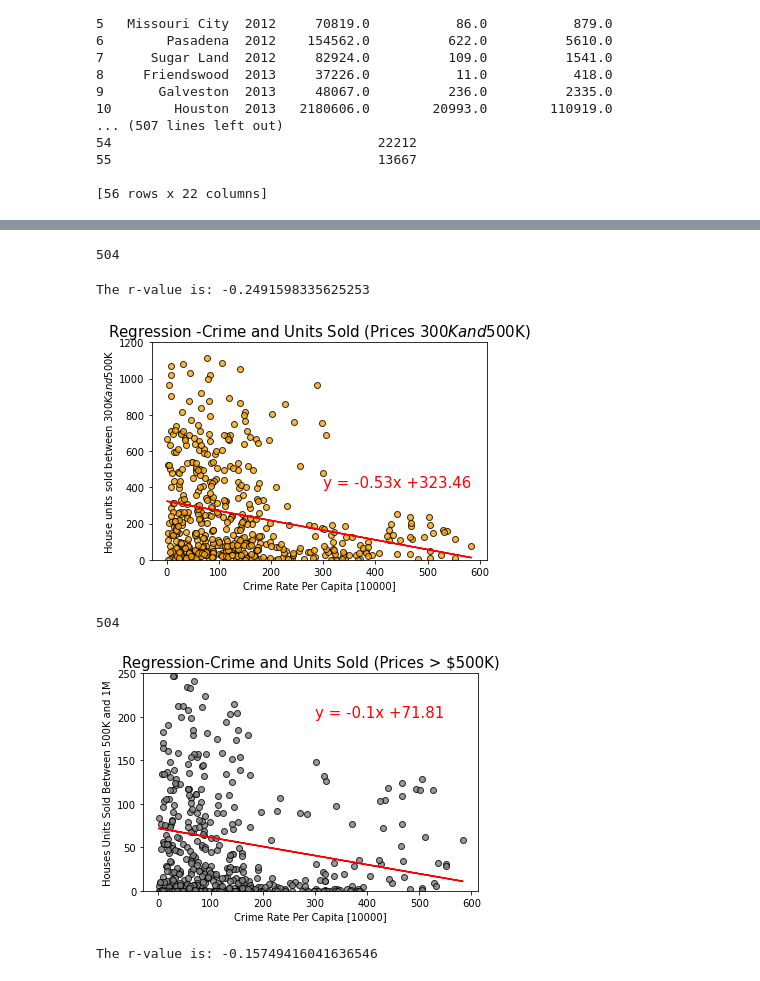
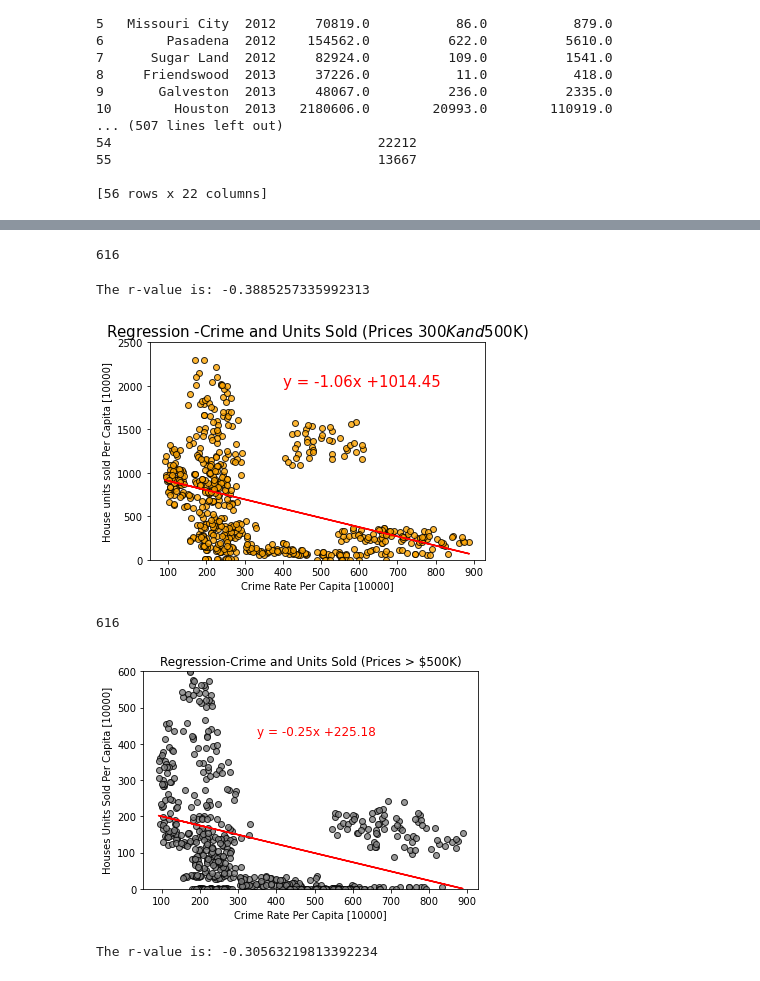
Before and after one commit to andresocorro/project_1, a Jupyter notebook: src_files/HousingAnalysisWithPrice.ipynb, the cells around one changed output, grey strips where cells are left out. Drawn from its saved outputs; the diff is of its cells as text; code cells hidden in the pictures.

Commit message:
Updated price regression analysis

```diff
--- a/src_files/HousingAnalysisWithPrice.ipynb
+++ b/src_files/HousingAnalysisWithPrice.ipynb
@@ -167,14 +173,18 @@ y_list = (mergedDF['Estimate VALUE Between 0 and $300,000'] /mergedDF['Populatio
 priceLessThan300kRandomSample = []
 
 previousItem = 0
+
 for item in y_list :
-    for i in range (1,10) :
-        if (item < previousItem) :
-            x = round(random.uniform(item, previousItem ),2)
+    limit = 0.5 * item
+    lowLimit = item - limit
+    upperLimit = item + limit
+
+    for i in range (1,12) :
+        if (i/2 == 0) :
+            x = round(random.uniform(lowLimit, item ),2)
         else :
-            x = round(random.uniform(previousItem, item ),2)
+            x = round(random.uniform(item, upperLimit ),2)
         priceLessThan300kRandomSample.append(x)
-        previousitem = x
 
 len (priceLessThan300kRandomSample)
 # %% [output]
@@ -224,19 +235,31 @@ y_list = (mergedDF['Estimate VALUE $300,000 to $499,999']/mergedDF['Population']
 
 priceLessBtn300kAnd500kRandomSample = []
 
-previousItem = 0
+
 for item in y_list :
-    for i in range (1,10) :
-        if (item < previousItem) :
-            x = round(random.uniform(item, previousItem ),2)
+    limit = 0.5 * item
+    lowLimit = item - limit
+    upperLimit = item + limit
+
+    for i in range (1,12) :
+        if (i/2 == 0) :
+            x = round(random.uniform(lowLimit, item ),2)
         else :
-            x = round(random.uniform(previousItem, item ),2)
+            x = round(random.uniform(item, upperLimit ),2)
         priceLessBtn300kAnd500kRandomSample.append(x)
-        previousitem = x
+
+# for item in y_list :
+#     for i in range (1,10) :
+#         if (item < previousItem) :
+#             x = round(random.uniform(item, previousItem ),2)
+#         else :
+#             x = round(random.uniform(previousItem, item ),2)
+#         priceLessBtn300kAnd500kRandomSample.append(x)
+#         previousitem = x
 
 len (priceLessBtn300kAnd500kRandomSample)
 # %% [output]
-504
+616
 # %%
 x_values = crimeRandomSampledf [0]
 y_values = priceLessBtn300kAnd500kRandomSample
@@ -259,10 +282,10 @@ plt.plot(x_values,regress_values,"r-")
 
 # Label plot and annotate the line equation
 plt.xlabel('Crime Rate Per Capita [10000]')
-plt.ylabel('House units sold between $300K and $500K')
+plt.ylabel('House units sold Per Capita [10000]')
 
-plt.ylim(0, 1200)
-plt.text(300,400,line_eq, fontsize=15,color="red")
+plt.ylim(0, 2500)
+plt.text(400,2000,line_eq, fontsize=15,color="red")
 
 plt.title('Regression -Crime and Units Sold (Prices $300K and $500K)', size=15)
 
@@ -272,8 +295,8 @@ plt.savefig(output_path)
 
 print(f"The r-value is: {rvalue}")
 # %% [output]
-The r-value is: -0.2491598335625253
+The r-value is: -0.3885257335992313
-[figure, old version]
+[figure, new version]
 # %%
 #build price bin samples for values between $300000 and $499999
 
@@ -281,55 +304,58 @@ y_list = (mergedDF['Estimate VALUE $500,000 to $999,999'] /mergedDF['Population'
 
 priceLessBtn500kAnd1MRandomSample = []
 
-previousItem = 0
 for item in y_list :
-    for i in range (1,10) :
-        if (item < previousItem) :
-            x = round(random.uniform(item, previousItem ),2)
+    limit = 0.5 * item
+    lowLimit = item - limit
+    upperLimit = item + limit
+
+    for i in range (1,12) :
+        if (i/2 == 0) :
+            x = round(random.uniform(lowLimit, item ),2)
         else :
-            x = round(random.uniform(previousItem, item ),2)
+            x = round(random.uniform(item, upperLimit ),2)
         priceLessBtn500kAnd1MRandomSample.append(x)
-        previousitem = x
+
 
 len (priceLessBtn500kAnd1MRandomSample)
 # %% [output]
-504
+616
 # %%
 x_values = crimeRandomSampledf [0]
 y_values = priceLessBtn500kAnd1MRandomSample
 #df_LessThan300000 ['CrimeRandom'] = crimeRandomSample
 #df_GreaterThan500000['CrimeRandom'] = crimeRandomSample
 
 # Perform a linear regression on temperature vs. latitude
 (slope, intercept, rvalue, pvalue, stderr) = stats.linregress(x_values, y_values )
 
 
 # Get regression values
 regress_values = x_values * slope + intercept
 
  # Create line equation string
 line_eq = "y = " + str(round(slope,2)) + "x +" + str(round(intercept,2))
 
 # Create Plot
 plt.scatter(x_values,y_values, alpha=0.8, color ='grey', marker="o", edgecolor="black")
 plt.plot(x_values,regress_values,"r-")
 
 # Label plot and annotate the line equation
 plt.xlabel('Crime Rate Per Capita [10000]')
-plt.ylabel('Houses Units Sold Between 500K and 1M')
+plt.ylabel('Houses Units Sold Per Capita [10000]')
 
-plt.ylim(0, 250)
-plt.text(300,200,line_eq, fontsize=15,color="red")
+plt.ylim(0, 600)
+plt.text(350,425,line_eq, fontsize=12,color="red")
 
-plt.title('Regression-Crime and Units Sold (Prices > $500K)', size=15)
+plt.title('Regression-Crime and Units Sold (Prices > $500K)', size=12)
 
 # Save the plotted figures as .pngs
 output_path = os.path.join("..", "Images", "Regression-Crime and Units Sold (Prices greater 500K).png")
 plt.savefig(output_path)
 
 #show the graph
 plt.show()
 print(f"The r-value is: {rvalue}")
 # %% [output]
-[figure, old version]
+[figure, new version]
-The r-value is: -0.15749416041636546
+The r-value is: -0.30563219813392234
```
Also changed, not shown: parts of 4 cells of this notebook, 7 other files.
